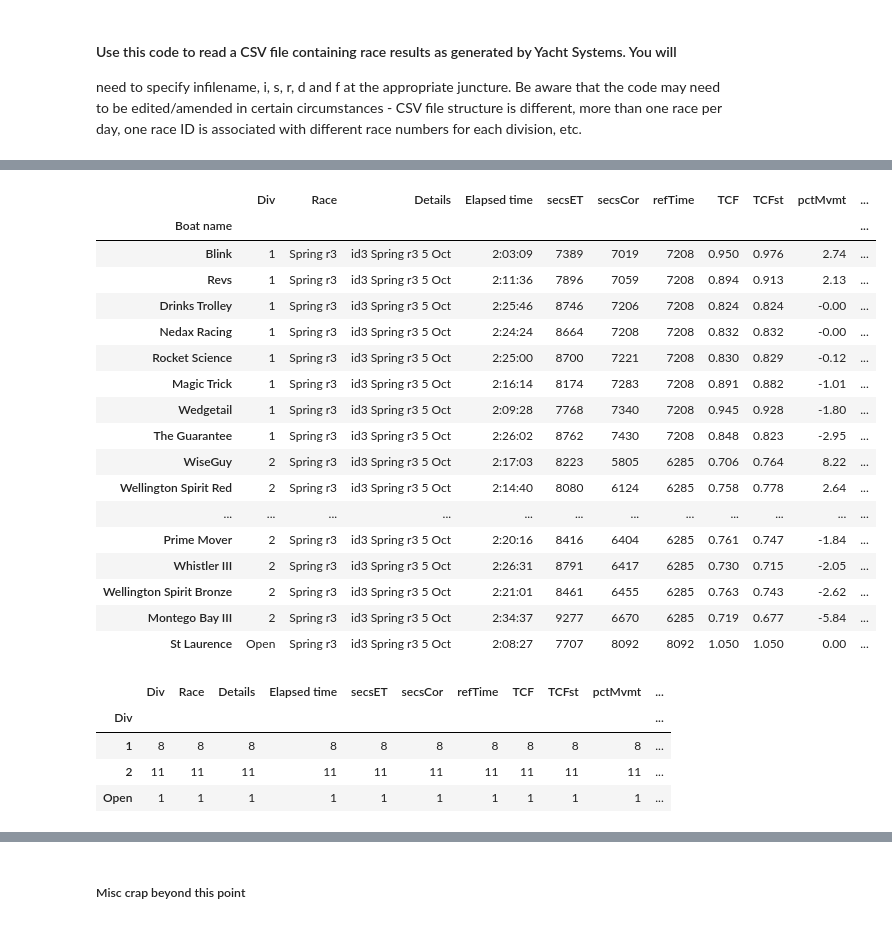
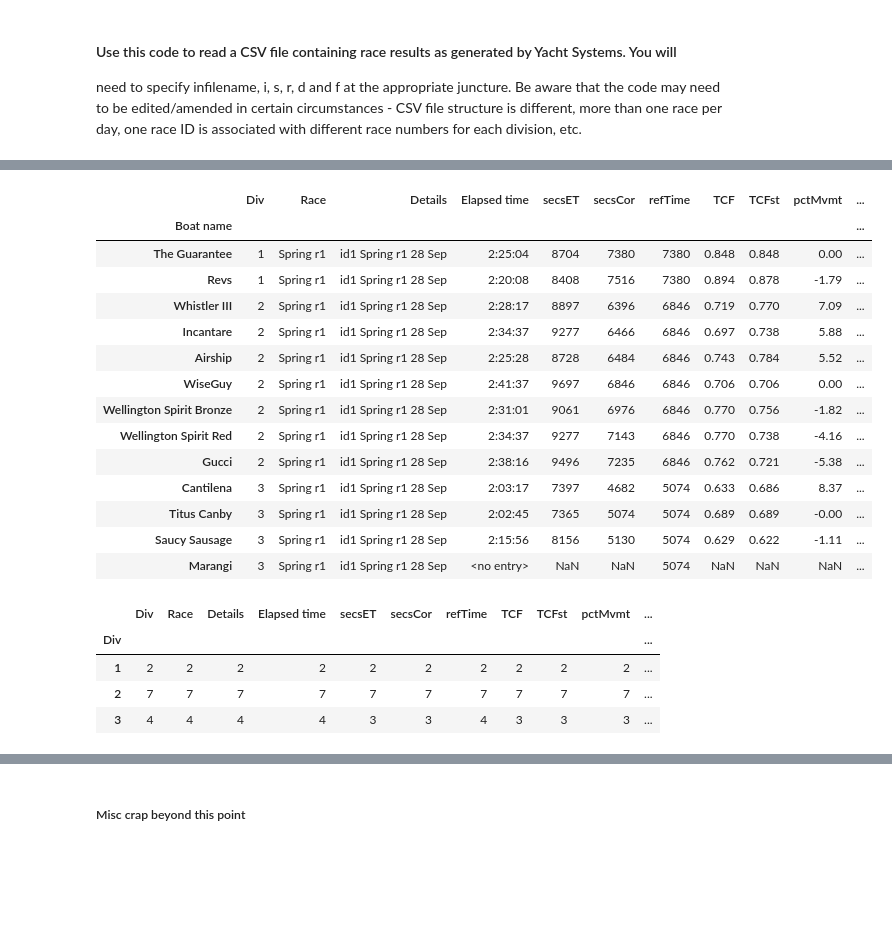
Before and after one commit to drphilbishop/RPNYC_race_analysis, a Jupyter notebook: processRawRaceData.ipynb, the cells around one changed output, grey strips where cells are left out. Cells and saved outputs as stored; diff of their text form; code cells hidden in the pictures; blank space fills up the shorter version.

```diff
--- a/processRawRaceData.ipynb
+++ b/processRawRaceData.ipynb
@@ -27,7 +27,7 @@ datapath = 'C:\\Phil\\My Dropbox\\Sailing cmte\\Handicapping\\2013-14 season\\'
 # %%
 # Take a quick look at a raw CSV file - need to select/deselect appropriate cols in CSV
 
-infilename = 'id3 spring r3 results'
+infilename = 'id1 spring r1 results'
 
 # Following list of colNums and colHdrs works fine on:
 # - Divisional races
@@ -57,13 +57,13 @@ q.head(5)
 # Create a uniformly structured dataframe for the current race data
 
 # Specify i for id, s for series name, r for race number and d for date - for the current set of results
-i = "id3"
+i = "id1"
 s = "Spring"
-r = "r3"
-d = "5 Oct"
+r = "r1"
+d = "28 Sep"
 
-loClamp = .03    # Lower clamp on amount TCF can move in one day
-upClamp = .03    # Upper clamp on amount TCF can move in one day
+loClamp = .03    # Lower clamp on amount TCF can move in one day (default for 2013-14 is .03)
+upClamp = .03    # Upper clamp on amount TCF can move in one day (default for 2013-14 is .03)
 
 
 data = fn.input_csv(datapath + "Raw CSV data/", infilename + '.csv', CSVcolNums, CSVcolHdrs)
@@ -71,59 +71,56 @@ data = data.replace(0.00,nan)
 data['secsET']  = data['Elapsed time'].map(lambda x: fn.et2seconds(x))
 data['secsCor'] = data.apply(fn.secsCor, axis=1)
 data['Div']     = data['Stuff'].map(lambda x: fn.get_division(x))
 data['Details'] = i + ' ' + s + ' ' + r + ' ' + d
 data['Race'] = s + ' ' + r
 
 # Figure out reference boat and times and put ref tuples into a dataframe called reference
 ref = data.groupby(['Div']).apply(lambda x: fn.ref_boat(x))
 reference = pd.DataFrame({'refBoat':ref.map(lambda x: x[0]),'refTime':ref.map(lambda x: x[1])})
 
 data['refBoat'] = data['Div'].map(lambda x: reference.ix[x,'refBoat'])
 data['refTime'] = data['Div'].map(lambda x: reference.ix[x,'refTime'])
 
 data['TCFst']   = data.apply(fn.TCFst, axis=1)
 data['pctMvmt'] = data.apply(fn.pctMvmt, axis=1)
-data['TCFclmp'] = data.apply(lambda x: fn.TCFclmp(x,loClamp=loClamp, upClamp=upClamp), axis=1)
+data['TCFclmp'] = data.apply(lambda x: fn.TCFclmp(x, loClamp=loClamp, upClamp=upClamp), axis=1)
 
 # Identify desired columns - in order.
 cols = ['Div', 'Race', 'Details', 'Elapsed time', 'secsET', 'secsCor', 'refTime', \
         'TCF', 'TCFst', 'pctMvmt', 'TCFclmp', 'PHRF', 'IRC']
 #data.columns.tolist()
 
 outfilename = 'All divs ' + s + ' ' + r
 data[cols].to_csv(datapath + "Proc'd CSVs/" + outfilename + '.csv', sep = ',')
 
 #data[cols].dtypes
 data[cols].sort(['Div','secsCor'])
 data[cols]
 # %% [output]
 |  | Div | Race | Details | Elapsed time | secsET | secsCor | refTime | TCF | TCFst | pctMvmt | ... |
 | Boat name |  |  |  |  |  |  |  |  |  |  | ... |
-| Blink | 1 | Spring r3 | id3 Spring r3 5 Oct | 2:03:09 | 7389 | 7019 | 7208 | 0.950 | 0.976 | 2.74 | ... |
-| Revs | 1 | Spring r3 | id3 Spring r3 5 Oct | 2:11:36 | 7896 | 7059 | 7208 | 0.894 | 0.913 | 2.13 | ... |
-| Drinks Trolley | 1 | Spring r3 | id3 Spring r3 5 Oct | 2:25:46 | 8746 | 7206 | 7208 | 0.824 | 0.824 | -0.00 | ... |
-| Nedax Racing | 1 | Spring r3 | id3 Spring r3 5 Oct | 2:24:24 | 8664 | 7208 | 7208 | 0.832 | 0.832 | -0.00 | ... |
-| Rocket Science | 1 | Spring r3 | id3 Spring r3 5 Oct | 2:25:00 | 8700 | 7221 | 7208 | 0.830 | 0.829 | -0.12 | ... |
-| Magic Trick | 1 | Spring r3 | id3 Spring r3 5 Oct | 2:16:14 | 8174 | 7283 | 7208 | 0.891 | 0.882 | -1.01 | ... |
-| Wedgetail | 1 | Spring r3 | id3 Spring r3 5 Oct | 2:09:28 | 7768 | 7340 | 7208 | 0.945 | 0.928 | -1.80 | ... |
-| The Guarantee | 1 | Spring r3 | id3 Spring r3 5 Oct | 2:26:02 | 8762 | 7430 | 7208 | 0.848 | 0.823 | -2.95 | ... |
-| WiseGuy | 2 | Spring r3 | id3 Spring r3 5 Oct | 2:17:03 | 8223 | 5805 | 6285 | 0.706 | 0.764 | 8.22 | ... |
-| Wellington Spirit Red | 2 | Spring r3 | id3 Spring r3 5 Oct | 2:14:40 | 8080 | 6124 | 6285 | 0.758 | 0.778 | 2.64 | ... |
-| ... | ... | ... | ... | ... | ... | ... | ... | ... | ... | ... | ... |
-| Prime Mover | 2 | Spring r3 | id3 Spring r3 5 Oct | 2:20:16 | 8416 | 6404 | 6285 | 0.761 | 0.747 | -1.84 | ... |
-| Whistler III | 2 | Spring r3 | id3 Spring r3 5 Oct | 2:26:31 | 8791 | 6417 | 6285 | 0.730 | 0.715 | -2.05 | ... |
-| Wellington Spirit Bronze | 2 | Spring r3 | id3 Spring r3 5 Oct | 2:21:01 | 8461 | 6455 | 6285 | 0.763 | 0.743 | -2.62 | ... |
-| Montego Bay III | 2 | Spring r3 | id3 Spring r3 5 Oct | 2:34:37 | 9277 | 6670 | 6285 | 0.719 | 0.677 | -5.84 | ... |
-| St Laurence | Open | Spring r3 | id3 Spring r3 5 Oct | 2:08:27 | 7707 | 8092 | 8092 | 1.050 | 1.050 | 0.00 | ... |
+| The Guarantee | 1 | Spring r1 | id1 Spring r1 28 Sep | 2:25:04 | 8704 | 7380 | 7380 | 0.848 | 0.848 | 0.00 | ... |
+| Revs | 1 | Spring r1 | id1 Spring r1 28 Sep | 2:20:08 | 8408 | 7516 | 7380 | 0.894 | 0.878 | -1.79 | ... |
+| Whistler III | 2 | Spring r1 | id1 Spring r1 28 Sep | 2:28:17 | 8897 | 6396 | 6846 | 0.719 | 0.770 | 7.09 | ... |
+| Incantare | 2 | Spring r1 | id1 Spring r1 28 Sep | 2:34:37 | 9277 | 6466 | 6846 | 0.697 | 0.738 | 5.88 | ... |
+| Airship | 2 | Spring r1 | id1 Spring r1 28 Sep | 2:25:28 | 8728 | 6484 | 6846 | 0.743 | 0.784 | 5.52 | ... |
+| WiseGuy | 2 | Spring r1 | id1 Spring r1 28 Sep | 2:41:37 | 9697 | 6846 | 6846 | 0.706 | 0.706 | 0.00 | ... |
+| Wellington Spirit Bronze | 2 | Spring r1 | id1 Spring r1 28 Sep | 2:31:01 | 9061 | 6976 | 6846 | 0.770 | 0.756 | -1.82 | ... |
+| Wellington Spirit Red | 2 | Spring r1 | id1 Spring r1 28 Sep | 2:34:37 | 9277 | 7143 | 6846 | 0.770 | 0.738 | -4.16 | ... |
+| Gucci | 2 | Spring r1 | id1 Spring r1 28 Sep | 2:38:16 | 9496 | 7235 | 6846 | 0.762 | 0.721 | -5.38 | ... |
+| Cantilena | 3 | Spring r1 | id1 Spring r1 28 Sep | 2:03:17 | 7397 | 4682 | 5074 | 0.633 | 0.686 | 8.37 | ... |
+| Titus Canby | 3 | Spring r1 | id1 Spring r1 28 Sep | 2:02:45 | 7365 | 5074 | 5074 | 0.689 | 0.689 | -0.00 | ... |
+| Saucy Sausage | 3 | Spring r1 | id1 Spring r1 28 Sep | 2:15:56 | 8156 | 5130 | 5074 | 0.629 | 0.622 | -1.11 | ... |
+| Marangi | 3 | Spring r1 | id1 Spring r1 28 Sep | <no entry> | NaN | NaN | 5074 | NaN | NaN | NaN | ... |
 # %%
 # Count boats by division
 data[cols].groupby(['Div']).count()
 # %% [output]
 |  | Div | Race | Details | Elapsed time | secsET | secsCor | refTime | TCF | TCFst | pctMvmt | ... |
 | Div |  |  |  |  |  |  |  |  |  |  | ... |
-| 1 | 8 | 8 | 8 | 8 | 8 | 8 | 8 | 8 | 8 | 8 | ... |
-| 2 | 11 | 11 | 11 | 11 | 11 | 11 | 11 | 11 | 11 | 11 | ... |
-| Open | 1 | 1 | 1 | 1 | 1 | 1 | 1 | 1 | 1 | 1 | ... |
+| 1 | 2 | 2 | 2 | 2 | 2 | 2 | 2 | 2 | 2 | 2 | ... |
+| 2 | 7 | 7 | 7 | 7 | 7 | 7 | 7 | 7 | 7 | 7 | ... |
+| 3 | 4 | 4 | 4 | 4 | 3 | 3 | 4 | 3 | 3 | 3 | ... |
 # %%
 # Create a separate dataframe for each division and write it to a CSV file
 
```
Also changed, not shown: parts of 2 cells of this notebook, 2 other files.
